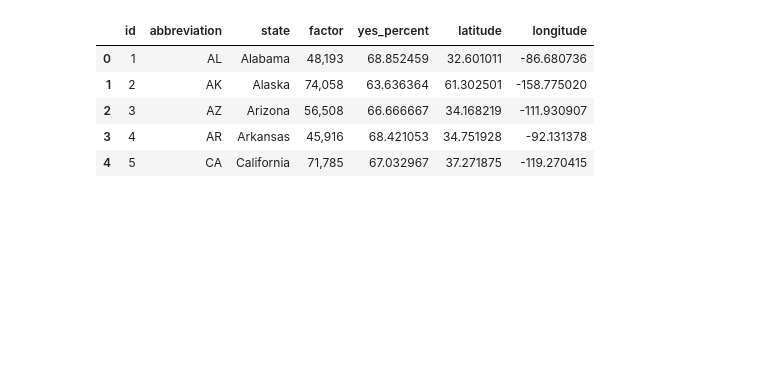
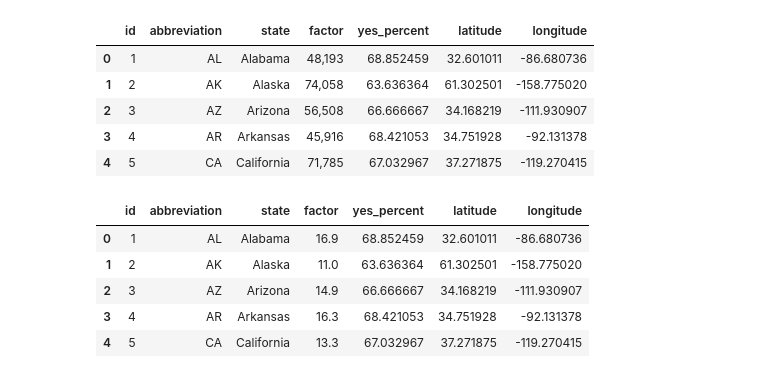
Before and after one commit to IsabellaAguilera/Predictors_of_Depression, a Jupyter notebook: IsabellaA/Income_Poverty_Files/state_income_poverty.ipynb, the cells around one changed output. Cells and saved outputs as stored; diff of their text form; code cells hidden in the pictures; blank space fills up the shorter version.

```diff
--- a/IsabellaA/Income_Poverty_Files/state_income_poverty.ipynb
+++ b/IsabellaA/Income_Poverty_Files/state_income_poverty.ipynb
@@ -422,6 +447,6 @@ engine = create_engine('sqlite://', echo=False)
 # %%
-# connection_string = "postgres:postgres@localhost:5432/income_poverty"
-# engine = create_engine(f'postgresql://{connection_string}')
+connection_string = "postgres:postgres@localhost:5432/state_income_poverty"
+engine = create_engine(f'postgresql://{connection_string}')
 # %%
 engine.table_names()
 # %% [output]
@@ -440,3 +467,12 @@ pd.read_sql_query('select * from state_income', con=engine).head()
+# %%
+pd.read_sql_query('select * from state_poverty', con=engine).head()
+# %% [output]
+|  | id | abbreviation | state | factor | yes_percent | latitude | longitude |
+| 0 | 1 | AL | Alabama | 16.9 | 68.852459 | 32.601011 | -86.680736 |
+| 1 | 2 | AK | Alaska | 11.0 | 63.636364 | 61.302501 | -158.775020 |
+| 2 | 3 | AZ | Arizona | 14.9 | 66.666667 | 34.168219 | -111.930907 |
+| 3 | 4 | AR | Arkansas | 16.3 | 68.421053 | 34.751928 | -92.131378 |
+| 4 | 5 | CA | California | 13.3 | 67.032967 | 37.271875 | -119.270415 |
 # %%
 conn = sqlite3.connect('state_income.db')
 # conn = sqlite3.connect('state_income.sqlite')
```
Also changed, not shown: parts of 12 cells of this notebook, 11 other files.
